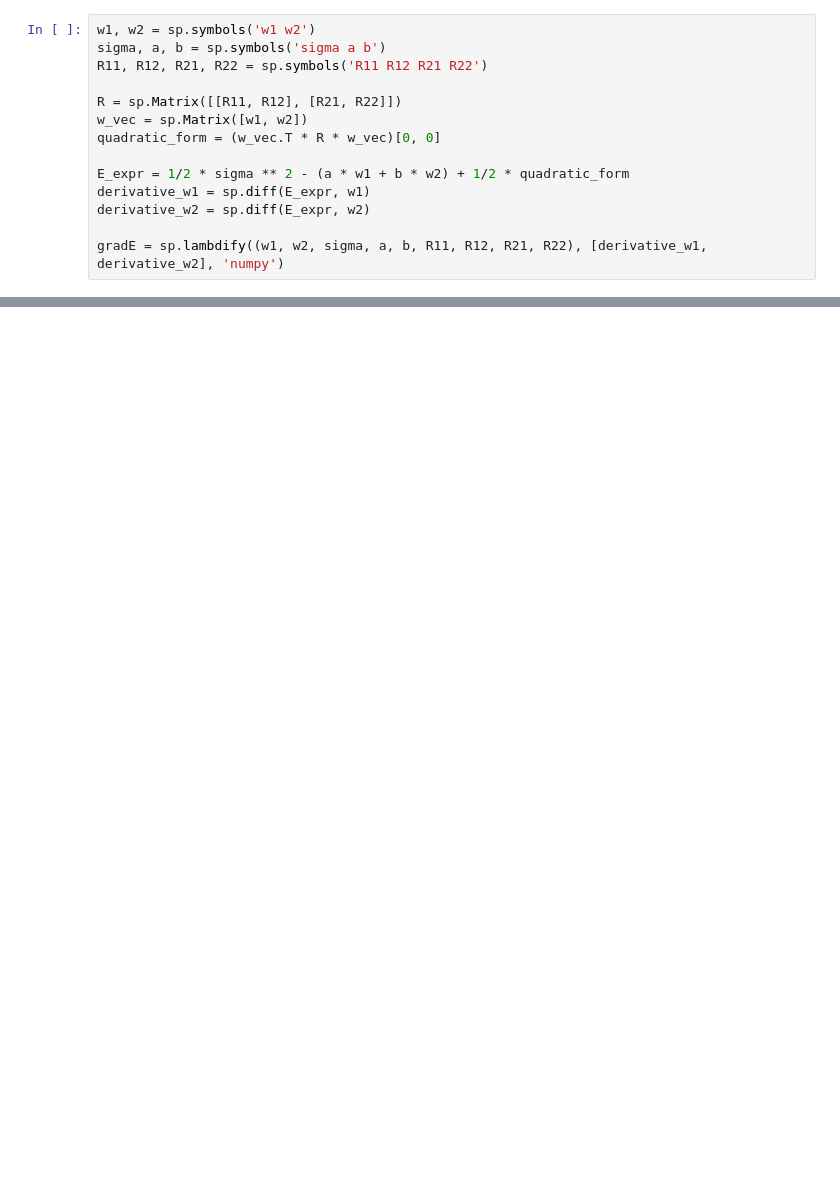
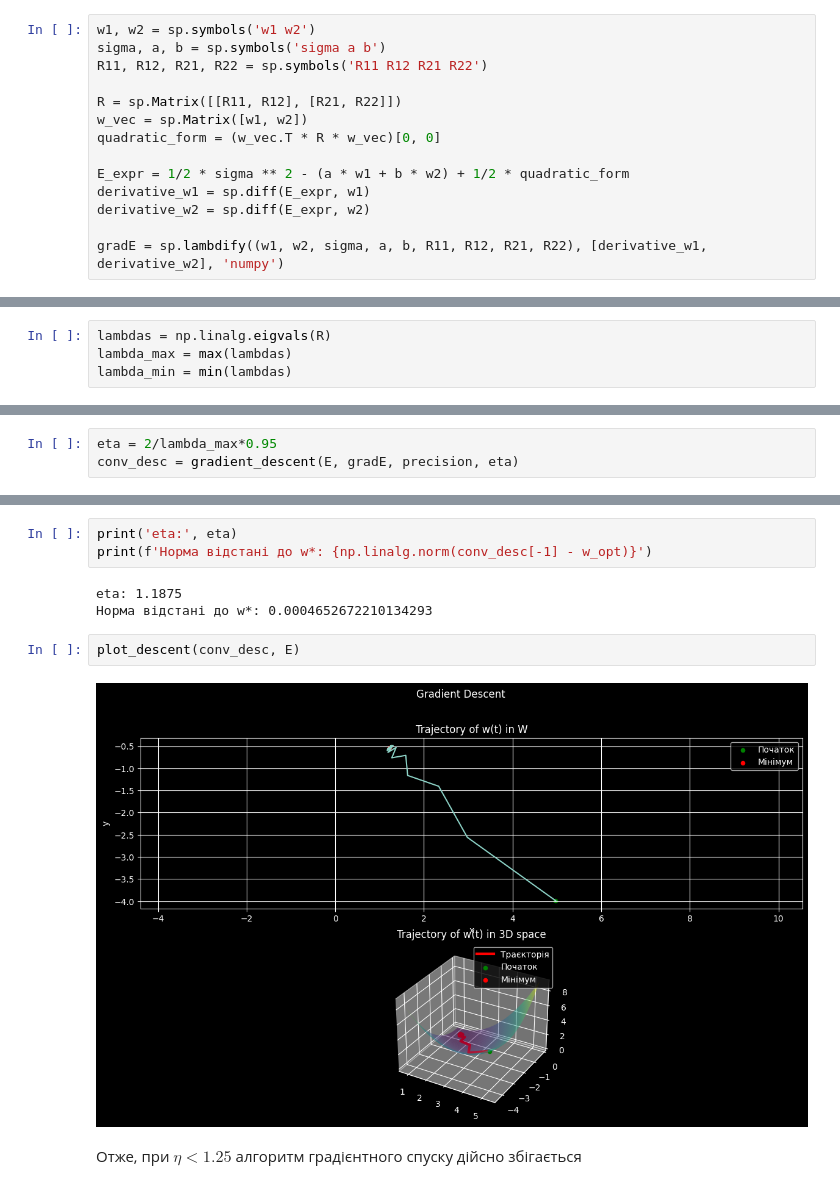
Before and after one commit to MykhailoTymoshenko/DM2Lab1, a Jupyter notebook: main.ipynb, the cells around one changed output, grey strips where cells are left out. Saved outputs shown, nothing was run; the diff lists cells and outputs as text; blank space fills up the shorter version.

```diff
--- a/main.ipynb
+++ b/main.ipynb
@@ -138,0 +174,4 @@ plot_descent(stuff, E)
+# %%
+lambdas = np.linalg.eigvals(R)
+lambda_max = max(lambdas)
+lambda_min = min(lambdas)
@@ -138,0 +182,3 @@ plot_descent(stuff, E)
+# %%
+eta = 2/lambda_max*0.95
+conv_desc = gradient_descent(E, gradE, precision, eta)
@@ -138,0 +203,12 @@ plot_descent(stuff, E)
+# %%
+print('eta:', eta)
+print(f'Норма відстані до w*: {np.linalg.norm(conv_desc[-1] - w_opt)}')
+# %% [output]
+eta: 1.1875
+Норма відстані до w*: 0.0004652672210134293
+# %%
+plot_descent(conv_desc, E)
+# %% [output]
+[figure, added]
+# %% [markdown]
+Отже, при $\eta < 1.25$ алгоритм градієнтного спуску дійсно збігається
```
Also changed, not shown: parts of 22 cells of this notebook.
